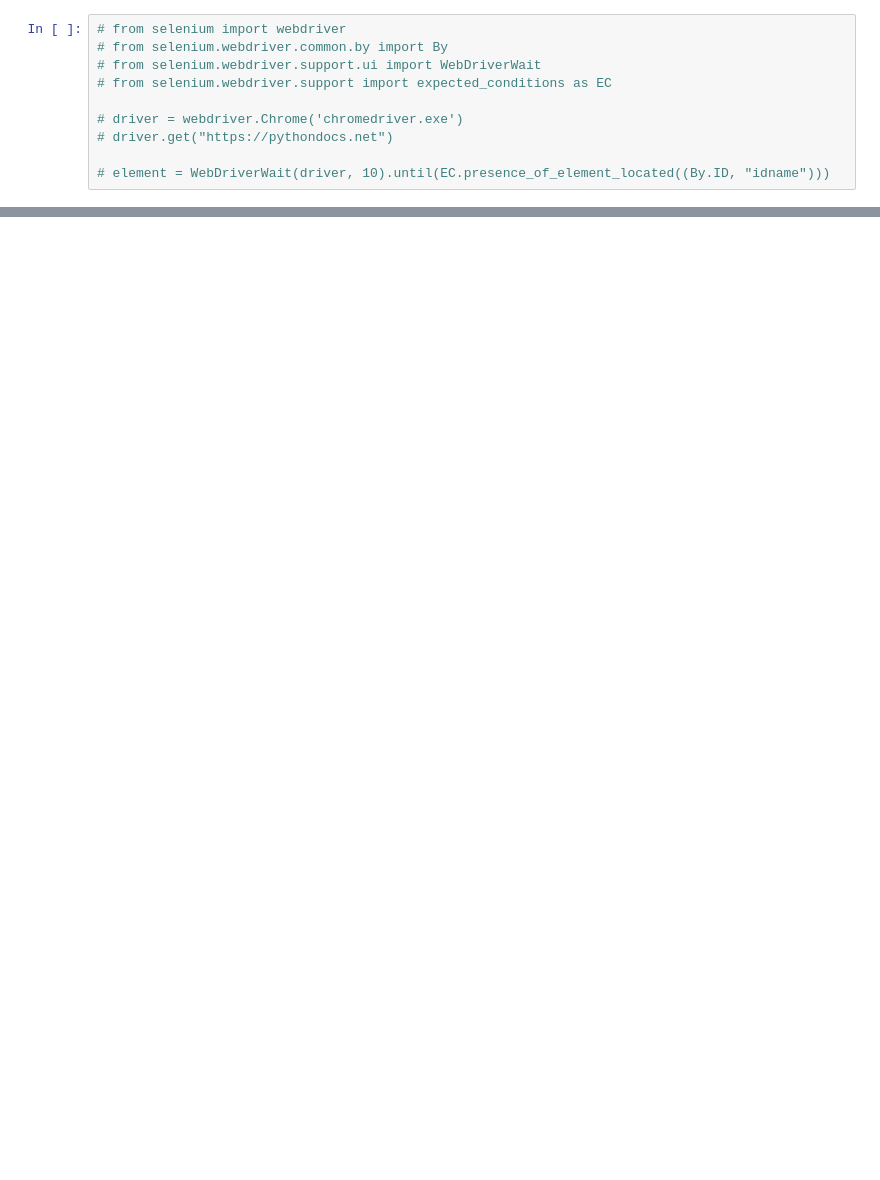
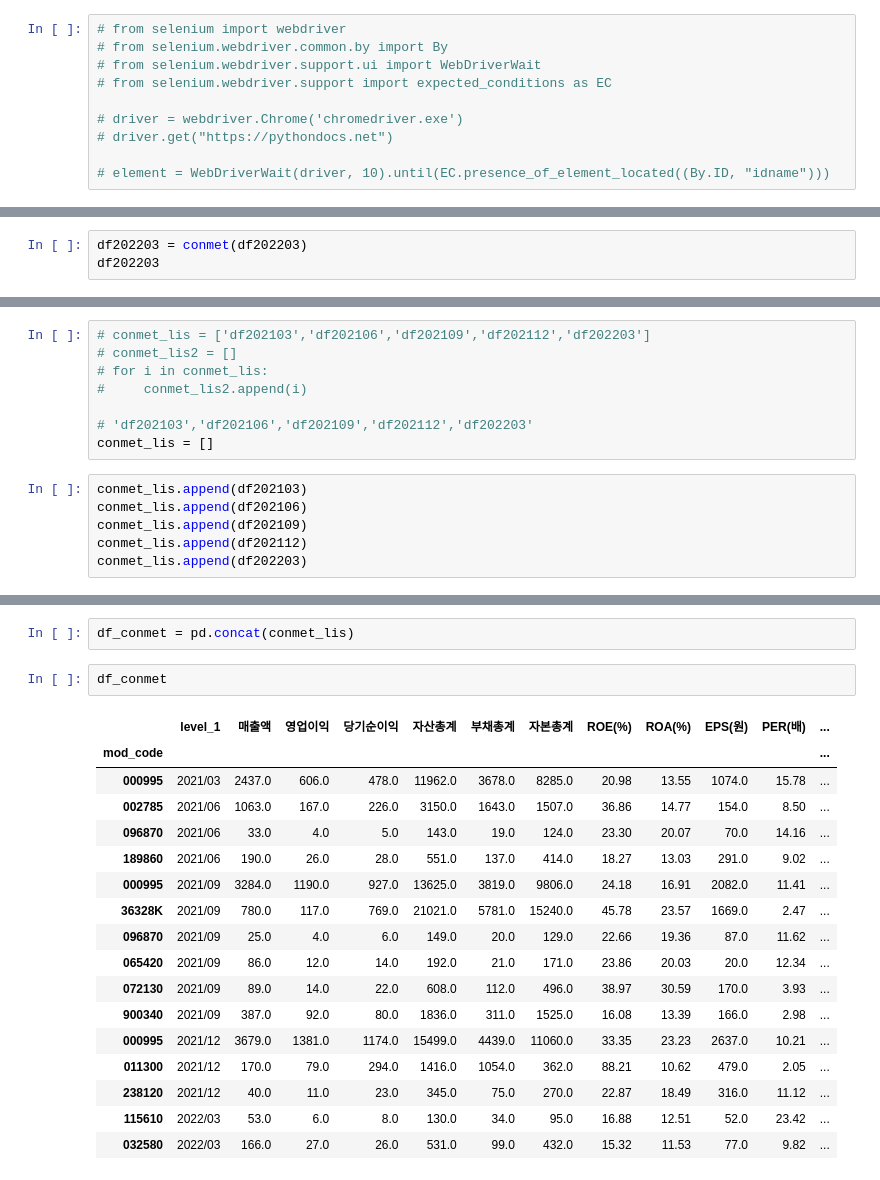
Before and after one commit to 201815054/Project5, a Jupyter notebook: 퀀트 적용.ipynb, the cells around one changed output, grey strips where cells are left out. Saved outputs shown, nothing was run; the diff lists cells and outputs as text; blank space fills up the shorter version.

```diff
--- a/퀀트 적용.ipynb
+++ b/퀀트 적용.ipynb
@@ -167,0 +835,3 @@ code_lis = os.listdir('./data/네이버재무제표')
+# %%
+df202203 = conmet(df202203)
+df202203
@@ -167,0 +860,14 @@ code_lis = os.listdir('./data/네이버재무제표')
+# %%
+# conmet_lis = ['df202103','df202106','df202109','df202112','df202203']
+# conmet_lis2 = []
+# for i in conmet_lis:
+#     conmet_lis2.append(i)
+
+# 'df202103','df202106','df202109','df202112','df202203'
+conmet_lis = []
+# %%
+conmet_lis.append(df202103)
+conmet_lis.append(df202106)
+conmet_lis.append(df202109)
+conmet_lis.append(df202112)
+conmet_lis.append(df202203)
@@ -167,0 +894,22 @@ code_lis = os.listdir('./data/네이버재무제표')
+# %%
+df_conmet = pd.concat(conmet_lis)
+# %%
+df_conmet
+# %% [output]
+|  | level_1 | 매출액 | 영업이익 | 당기순이익 | 자산총계 | 부채총계 | 자본총계 | ROE(%) | ROA(%) | EPS(원) | PER(배) | ... |
+| mod_code |  |  |  |  |  |  |  |  |  |  |  | ... |
+| 000995 | 2021/03 | 2437.0 | 606.0 | 478.0 | 11962.0 | 3678.0 | 8285.0 | 20.98 | 13.55 | 1074.0 | 15.78 | ... |
+| 002785 | 2021/06 | 1063.0 | 167.0 | 226.0 | 3150.0 | 1643.0 | 1507.0 | 36.86 | 14.77 | 154.0 | 8.50 | ... |
+| 096870 | 2021/06 | 33.0 | 4.0 | 5.0 | 143.0 | 19.0 | 124.0 | 23.30 | 20.07 | 70.0 | 14.16 | ... |
+| 189860 | 2021/06 | 190.0 | 26.0 | 28.0 | 551.0 | 137.0 | 414.0 | 18.27 | 13.03 | 291.0 | 9.02 | ... |
+| 000995 | 2021/09 | 3284.0 | 1190.0 | 927.0 | 13625.0 | 3819.0 | 9806.0 | 24.18 | 16.91 | 2082.0 | 11.41 | ... |
+| 36328K | 2021/09 | 780.0 | 117.0 | 769.0 | 21021.0 | 5781.0 | 15240.0 | 45.78 | 23.57 | 1669.0 | 2.47 | ... |
+| 096870 | 2021/09 | 25.0 | 4.0 | 6.0 | 149.0 | 20.0 | 129.0 | 22.66 | 19.36 | 87.0 | 11.62 | ... |
+| 065420 | 2021/09 | 86.0 | 12.0 | 14.0 | 192.0 | 21.0 | 171.0 | 23.86 | 20.03 | 20.0 | 12.34 | ... |
+| 072130 | 2021/09 | 89.0 | 14.0 | 22.0 | 608.0 | 112.0 | 496.0 | 38.97 | 30.59 | 170.0 | 3.93 | ... |
+| 900340 | 2021/09 | 387.0 | 92.0 | 80.0 | 1836.0 | 311.0 | 1525.0 | 16.08 | 13.39 | 166.0 | 2.98 | ... |
+| 000995 | 2021/12 | 3679.0 | 1381.0 | 1174.0 | 15499.0 | 4439.0 | 11060.0 | 33.35 | 23.23 | 2637.0 | 10.21 | ... |
+| 011300 | 2021/12 | 170.0 | 79.0 | 294.0 | 1416.0 | 1054.0 | 362.0 | 88.21 | 10.62 | 479.0 | 2.05 | ... |
+| 238120 | 2021/12 | 40.0 | 11.0 | 23.0 | 345.0 | 75.0 | 270.0 | 22.87 | 18.49 | 316.0 | 11.12 | ... |
+| 115610 | 2022/03 | 53.0 | 6.0 | 8.0 | 130.0 | 34.0 | 95.0 | 16.88 | 12.51 | 52.0 | 23.42 | ... |
+| 032580 | 2022/03 | 166.0 | 27.0 | 26.0 | 531.0 | 99.0 | 432.0 | 15.32 | 11.53 | 77.0 | 9.82 | ... |
```
Also changed, not shown: parts of 170 cells of this notebook, 3 other files.
